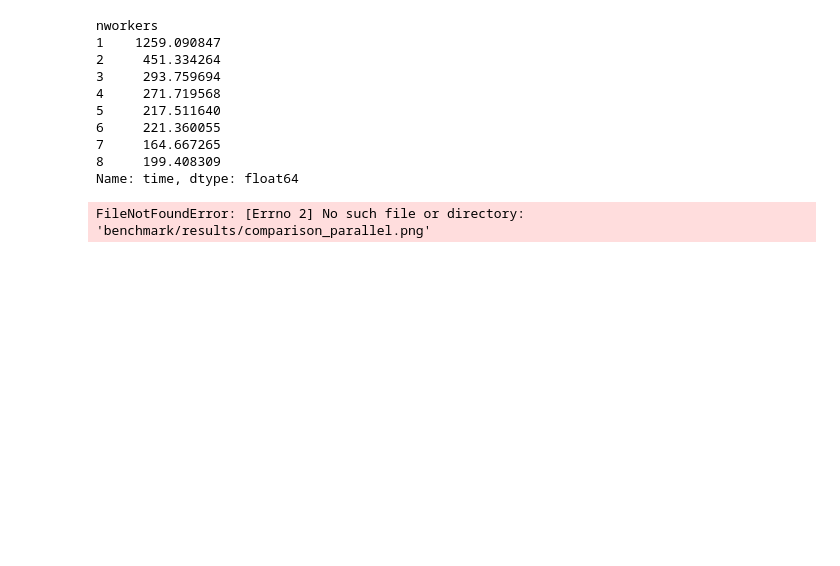
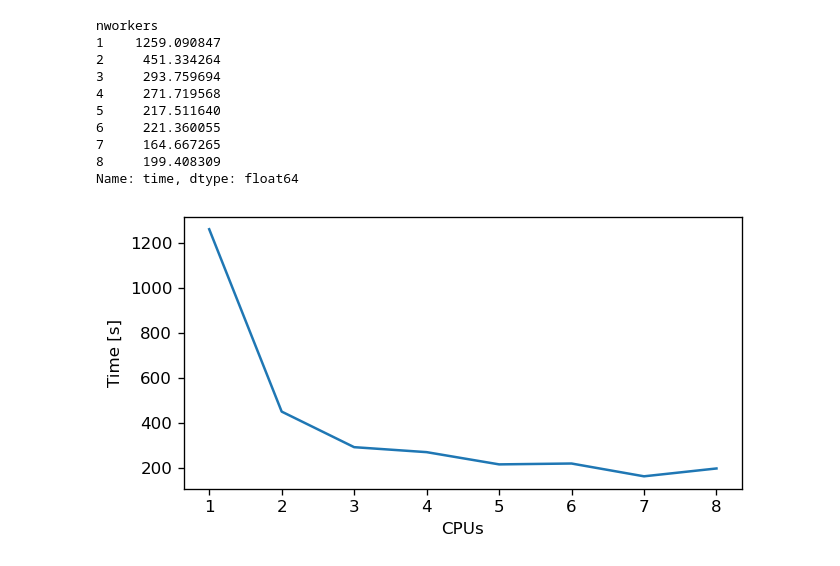
Before and after one commit to krzysztofarendt/modestga, a Jupyter notebook: modestga/benchmark/compare_parallel.ipynb, the cells around one changed output. Cells and saved outputs as stored; diff of their text form; code cells hidden in the pictures; blank space fills up the shorter version.

Commit message:
Update figure

```diff
--- a/modestga/benchmark/compare_parallel.ipynb
+++ b/modestga/benchmark/compare_parallel.ipynb
@@ -57,12 +57,12 @@ nworkers
 8     199.408309
 Name: time, dtype: float64
 # %%
-fig, ax = plt.subplots(1, 1, figsize=(8, 5), dpi=90)
+fig, ax = plt.subplots(1, 1, figsize=(6, 3), dpi=120)
 
 ax.plot(m.loc['ga']['time'])
 ax.set_xlabel('CPUs')
 ax.set_ylabel('Time [s]')
 
 fig.savefig('results/comparison_parallel.png')
 # %% [output]
-FileNotFoundError: [Errno 2] No such file or directory: 'benchmark/results/comparison_parallel.png'
+[figure, added]
```
Also changed, not shown: 1 other file.
